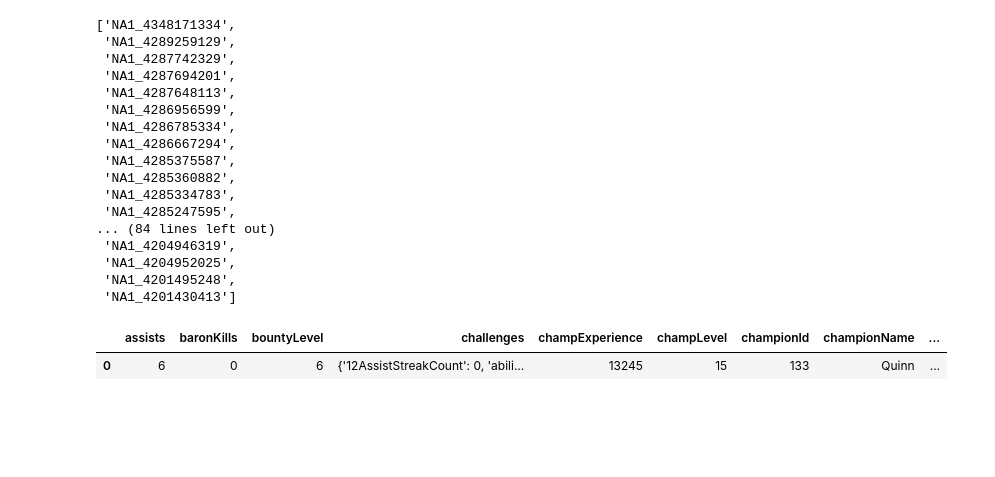
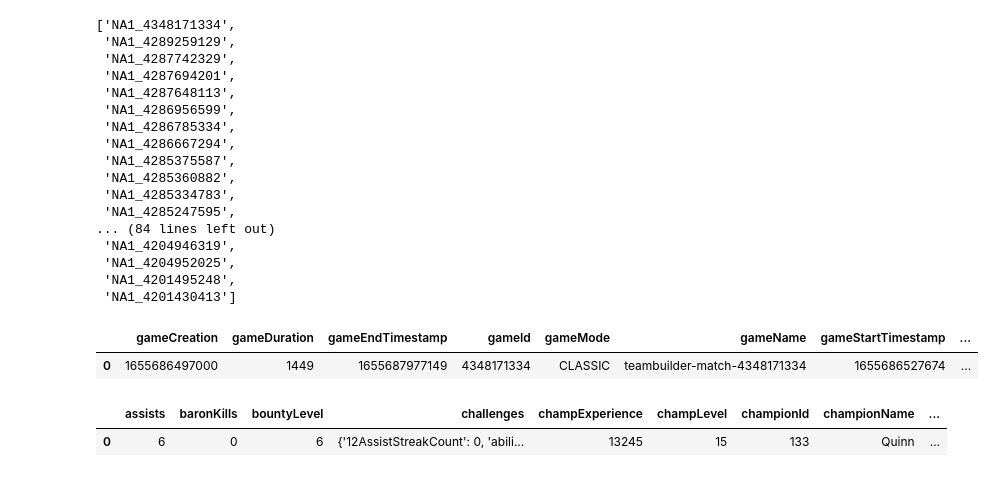
Before and after one commit to Zealfire243/lol_analysis, a Jupyter notebook: MaidenVoyage.ipynb, the cells around one changed output. Saved outputs shown, nothing was run; the diff lists cells and outputs as text; code cells hidden in the pictures; blank space fills up the shorter version.

```diff
--- a/MaidenVoyage.ipynb
+++ b/MaidenVoyage.ipynb
@@ -42,4 +42,9 @@ get_matchlist('Zealfire')
  'NA1_4204952025',
  'NA1_4201495248',
  'NA1_4201430413']
+# %%
+pd.DataFrame([lol_watcher.match.by_id(region, 'NA1_4205025589')['info']])
+# %% [output]
+|  | gameCreation | gameDuration | gameEndTimestamp | gameId | gameMode | gameName | gameStartTimestamp | ... |
+| 0 | 1655686497000 | 1449 | 1655687977149 | 4348171334 | CLASSIC | teambuilder-match-4348171334 | 1655686527674 | ... |
 # %%
```
Also changed, not shown: parts of 9 cells of this notebook.
